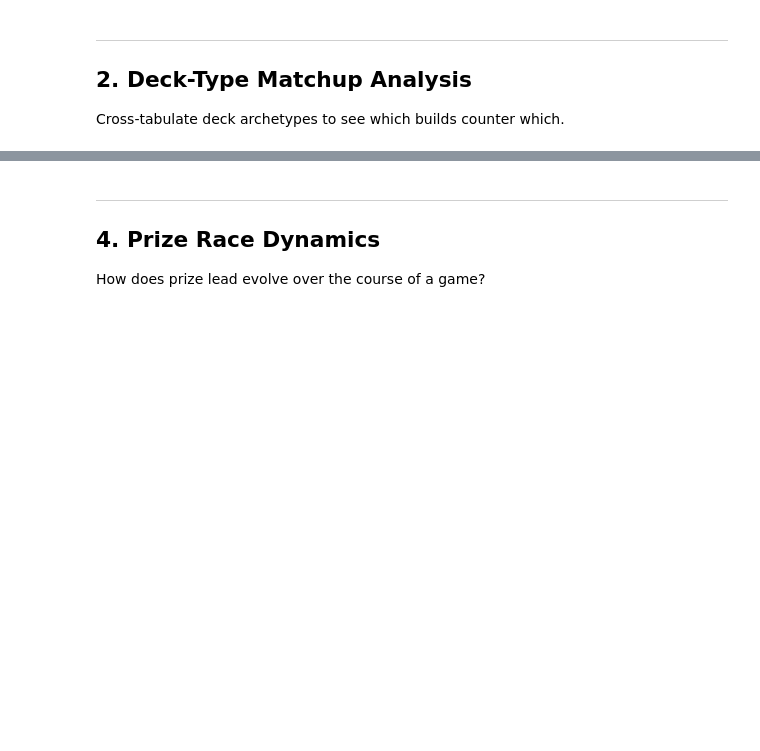
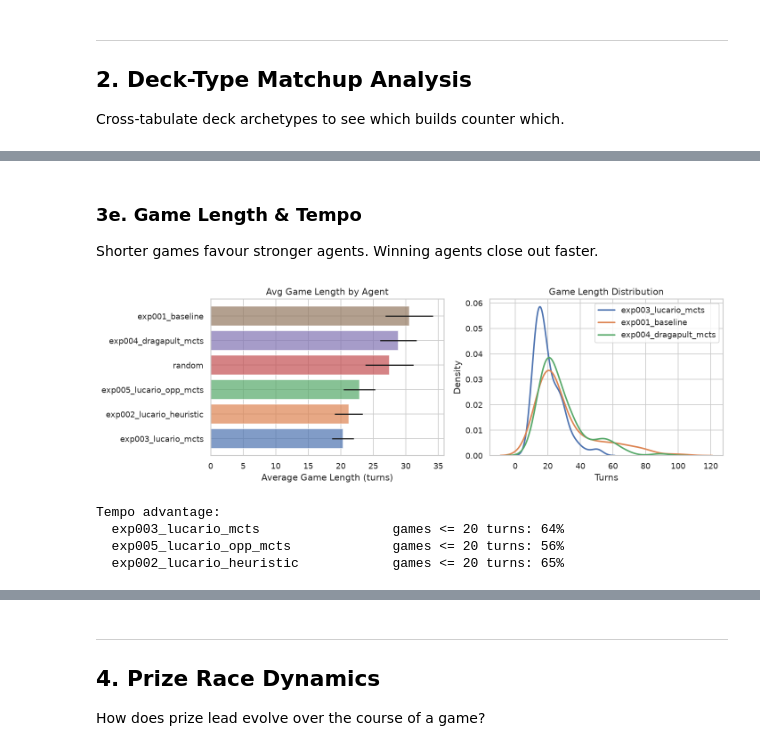
Before and after one commit to RickArko/kcom-pokemon, a Jupyter notebook: notebooks/match_analysis.ipynb, the cells around one changed output, grey strips where cells are left out. Saved outputs shown, nothing was run; the diff lists cells and outputs as text; code cells hidden in the pictures; blank space fills up the shorter version.

Commit message:
add turn analysis notebooks

```diff
--- a/notebooks/match_analysis.ipynb
+++ b/notebooks/match_analysis.ipynb
@@ -209,0 +190,16 @@ if frames is not None and results is not None:
+# %%
+if 'main' in dir():
+    for agent in ["exp003_lucario_mcts", "exp002_lucario_heuristic", "exp005_lucario_opp_mcts"]:
+        sub = main[main["player_agent"] == agent]
+        if len(sub) < 10:
+            continue
+        wl = sub.groupby(["agent_won", "act"]).size().unstack(fill_value=0)
+        wl_pct = wl.div(wl.sum(axis=1), axis=0)
+        print(f"\n=== {agent} ===")
+        print("  When WINNING (agent_won=1)  vs  When LOSING (agent_won=0)")
+        comparison = pd.DataFrame({
+            "win%": wl_pct.loc[1] if 1 in wl_pct.index else 0,
+            "lose%": wl_pct.loc[0] if 0 in wl_pct.index else 0,
+        }).fillna(0)
+        comparison["delta"] = comparison["win%"] - comparison["lose%"]
+        print(comparison.round(3).to_string())
@@ -209,0 +284,39 @@ if frames is not None and results is not None:
+# %% [markdown]
+### 3e. Game Length & Tempo
+
+Shorter games favour stronger agents. Winning agents close out faster.
+# %%
+if results is not None:
+    c = results[results["winner"].isin([0, 1])]
+    plt.figure(figsize=(12, 4))
+
+    plt.subplot(1, 2, 1)
+    by_agent = c.groupby("agent0")["turns"].agg(["mean", "sem"]).sort_values("mean")
+    for i, (agent, row) in enumerate(by_agent.iterrows()):
+        plt.barh(i, row["mean"], xerr=1.96*row["sem"], alpha=0.7)
+    plt.yticks(range(len(by_agent)), by_agent.index)
+    plt.xlabel("Average Game Length (turns)")
+    plt.title("Avg Game Length by Agent")
+
+    plt.subplot(1, 2, 2)
+    for agent in ["exp003_lucario_mcts", "exp001_baseline", "exp004_dragapult_mcts"]:
+        sub = c[c["agent0"] == agent]["turns"]
+        if len(sub) > 0:
+            sns.kdeplot(sub, label=agent, linewidth=2)
+    plt.xlabel("Turns")
+    plt.title("Game Length Distribution")
+    plt.legend()
+    plt.tight_layout()
+    plt.show()
+
+    print("\nTempo advantage:")
+    for agent in ["exp003_lucario_mcts", "exp005_lucario_opp_mcts", "exp002_lucario_heuristic"]:
+        sub = c[c["agent0"] == agent]
+        fast_pct = (sub["turns"] <= 20).mean() * 100
+        print(f"  {agent:<35} games <= 20 turns: {fast_pct:.0f}%")
+# %% [output]
+[figure, added]
+Tempo advantage:
+  exp003_lucario_mcts                 games <= 20 turns: 64%
+  exp005_lucario_opp_mcts             games <= 20 turns: 56%
+  exp002_lucario_heuristic            games <= 20 turns: 65%
```
Also changed, not shown: parts of 42 cells of this notebook, 1 other file.
